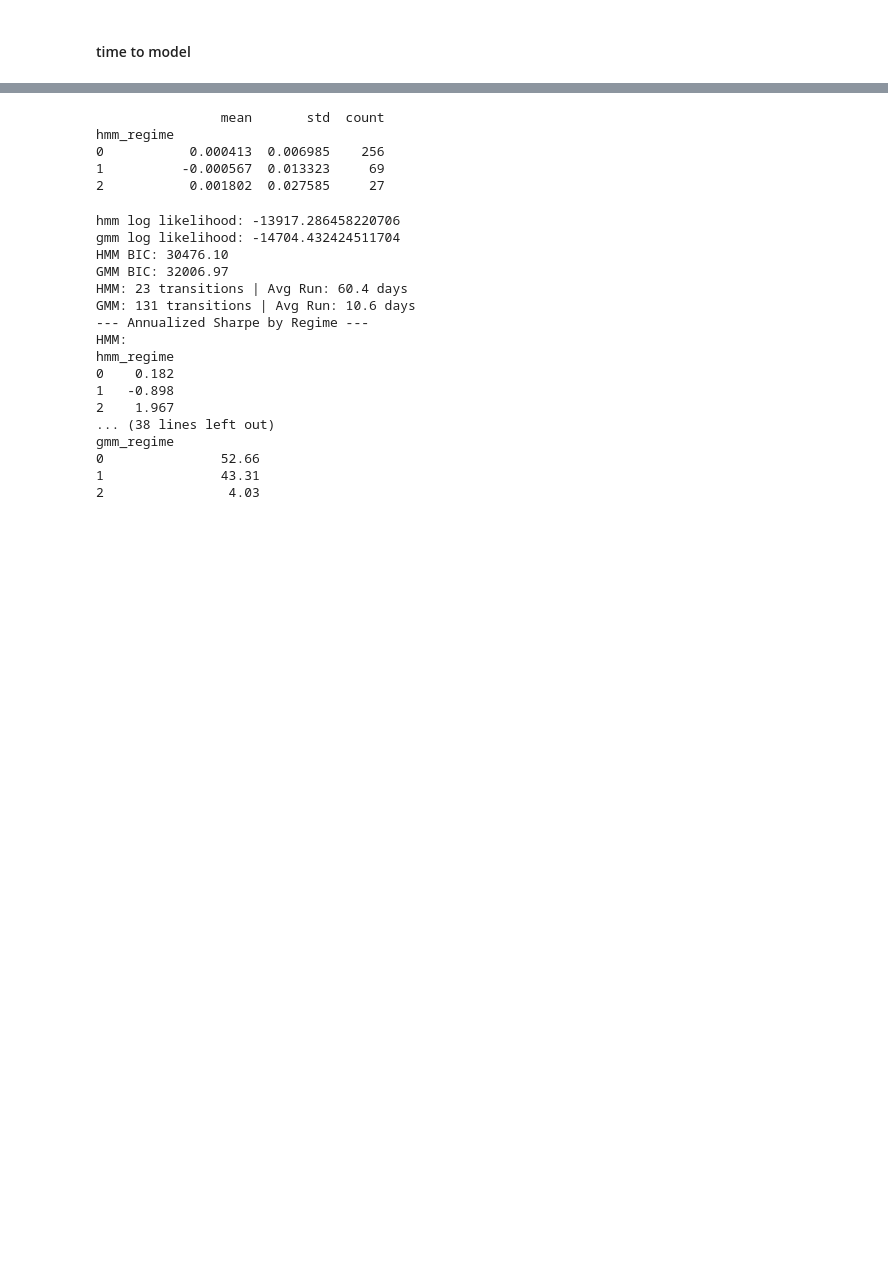
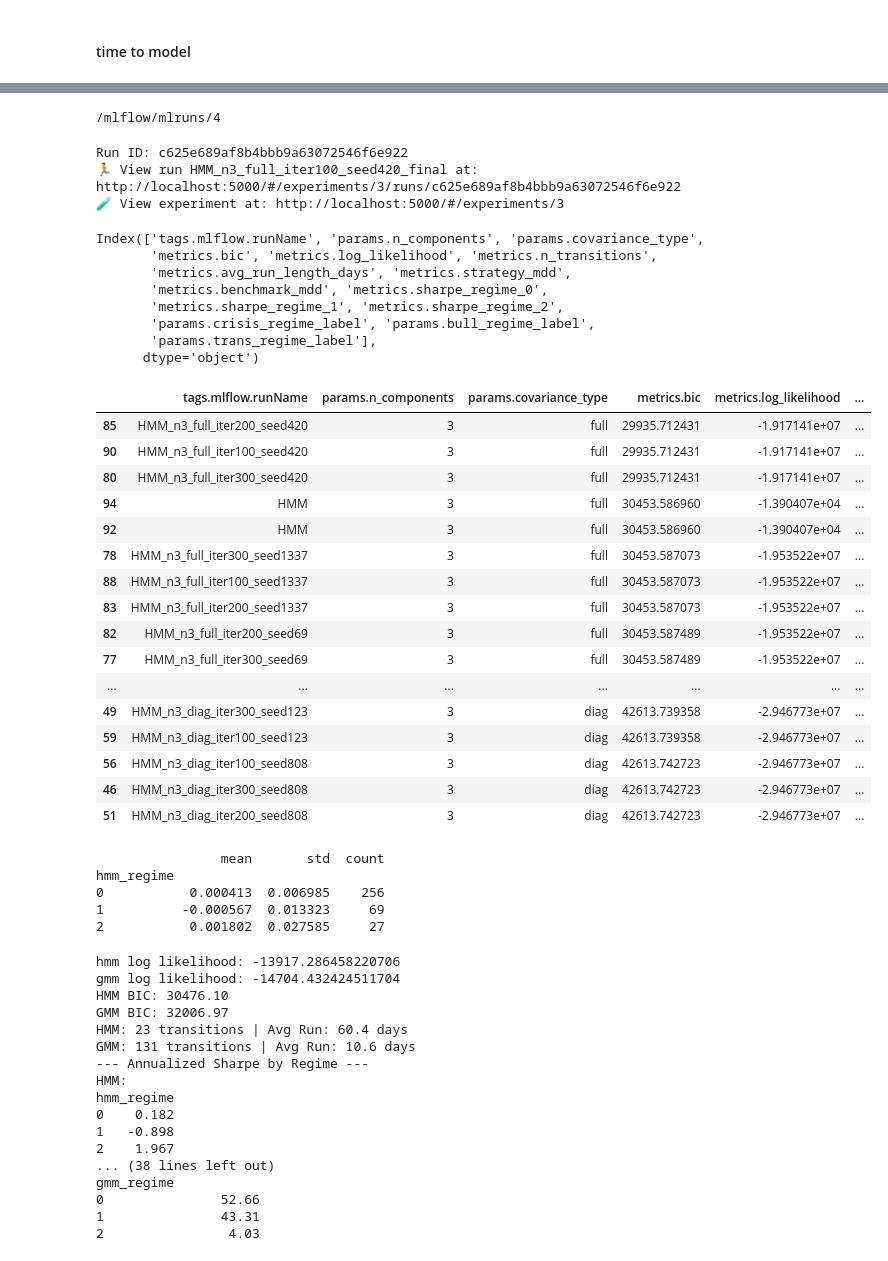
Before and after one commit to jaytar0/market-regime-signal-pipeline, a Jupyter notebook: eda/regime_modeling.ipynb, the cells around one changed output, grey strips where cells are left out. Cells and saved outputs as stored; diff of their text form; code cells hidden in the pictures; blank space fills up the shorter version.

```diff
--- a/eda/regime_modeling.ipynb
+++ b/eda/regime_modeling.ipynb
@@ -415,7 +423,7 @@ import os
 
 os.chdir("C:/Users/shure/TaroBall/Gtech/ISYE-7406-OAN/Project")
 print(os.getcwd())
-mlflow.set_tracking_uri("sqlite:///C:/Users/shure/TaroBall/Gtech/ISYE-7406-OAN/Project/data/mlflow/mlflow.db")
+mlflow.set_tracking_uri("http://localhost:5000")
 exp = mlflow.set_experiment("regime_spy_qqq")
 print(exp.artifact_location)
 # %% [output]
@@ -727,0 +772,19 @@ KeyError: 3
+# %%
+mlflow.set_tracking_uri("http://localhost:5000")
+exp = mlflow.set_experiment("regime_spy_qqq_v2")
+print(exp.artifact_location)
+# %% [output]
+/mlflow/mlruns/4
+# %%
+with mlflow.start_run(run_name="HMM_n3_full_iter100_seed420_final") as run:
+    mlflow.sklearn.log_model(model, artifact_path="hmm_model")
+    mlflow.log_param("n_components", 3)
+    mlflow.log_param("covariance_type", "full")
+    mlflow.log_param("crisis_regime_label", 2)
+    mlflow.log_param("bull_regime_label", 1)
+    mlflow.log_param("trans_regime_label", 0)
+    print(f"Run ID: {run.info.run_id}")
+# %% [output]
+Run ID: c625e689af8b4bbb9a63072546f6e922
+🏃 View run HMM_n3_full_iter100_seed420_final at: http://localhost:5000/#/experiments/3/runs/c625e689af8b4bbb9a63072546f6e922
+🧪 View experiment at: http://localhost:5000/#/experiments/3
@@ -728,3 +794,53 @@ KeyError: 3
+# %%
+runs = mlflow.search_runs(experiment_names=["regime_spy_qqq"])
+
+cols = [
+    'tags.mlflow.runName',
+    'params.n_components',
+    'params.covariance_type',
+    'metrics.bic',
+    'metrics.log_likelihood',
+    'metrics.n_transitions',
+    'metrics.avg_run_length_days',
+    'metrics.strategy_mdd',
+    'metrics.benchmark_mdd',
+    'metrics.sharpe_regime_0',
+    'metrics.sharpe_regime_1',
+    'metrics.sharpe_regime_2',
+    'params.crisis_regime_label',
+    'params.bull_regime_label',
+    'params.trans_regime_label',
+]
+
+n3_df = runs[runs['params.n_components'] == '3'][cols].sort_values('metrics.bic', ascending=True)
+print(n3_df.columns)
+display(n3_df)
+# %% [output]
+Index(['tags.mlflow.runName', 'params.n_components', 'params.covariance_type',
+       'metrics.bic', 'metrics.log_likelihood', 'metrics.n_transitions',
+       'metrics.avg_run_length_days', 'metrics.strategy_mdd',
+       'metrics.benchmark_mdd', 'metrics.sharpe_regime_0',
+       'metrics.sharpe_regime_1', 'metrics.sharpe_regime_2',
+       'params.crisis_regime_label', 'params.bull_regime_label',
+       'params.trans_regime_label'],
+      dtype='object')
+|  | tags.mlflow.runName | params.n_components | params.covariance_type | metrics.bic | metrics.log_likelihood | ... |
+| 85 | HMM_n3_full_iter200_seed420 | 3 | full | 29935.712431 | -1.917141e+07 | ... |
+| 90 | HMM_n3_full_iter100_seed420 | 3 | full | 29935.712431 | -1.917141e+07 | ... |
+| 80 | HMM_n3_full_iter300_seed420 | 3 | full | 29935.712431 | -1.917141e+07 | ... |
+| 94 | HMM | 3 | full | 30453.586960 | -1.390407e+04 | ... |
+| 92 | HMM | 3 | full | 30453.586960 | -1.390407e+04 | ... |
+| 78 | HMM_n3_full_iter300_seed1337 | 3 | full | 30453.587073 | -1.953522e+07 | ... |
+| 88 | HMM_n3_full_iter100_seed1337 | 3 | full | 30453.587073 | -1.953522e+07 | ... |
+| 83 | HMM_n3_full_iter200_seed1337 | 3 | full | 30453.587073 | -1.953522e+07 | ... |
+| 82 | HMM_n3_full_iter200_seed69 | 3 | full | 30453.587489 | -1.953522e+07 | ... |
+| 77 | HMM_n3_full_iter300_seed69 | 3 | full | 30453.587489 | -1.953522e+07 | ... |
+| ... | ... | ... | ... | ... | ... | ... |
+| 49 | HMM_n3_diag_iter300_seed123 | 3 | diag | 42613.739358 | -2.946773e+07 | ... |
+| 59 | HMM_n3_diag_iter100_seed123 | 3 | diag | 42613.739358 | -2.946773e+07 | ... |
+| 56 | HMM_n3_diag_iter100_seed808 | 3 | diag | 42613.742723 | -2.946773e+07 | ... |
+| 46 | HMM_n3_diag_iter300_seed808 | 3 | diag | 42613.742723 | -2.946773e+07 | ... |
+| 51 | HMM_n3_diag_iter200_seed808 | 3 | diag | 42613.742723 | -2.946773e+07 | ... |
 # %%
 print(test_df.groupby('hmm_regime')['log_return'].agg(['mean', 'std', 'count']))
 # %% [output]
```
Also changed, not shown: parts of 22 cells of this notebook, 12 other files.
